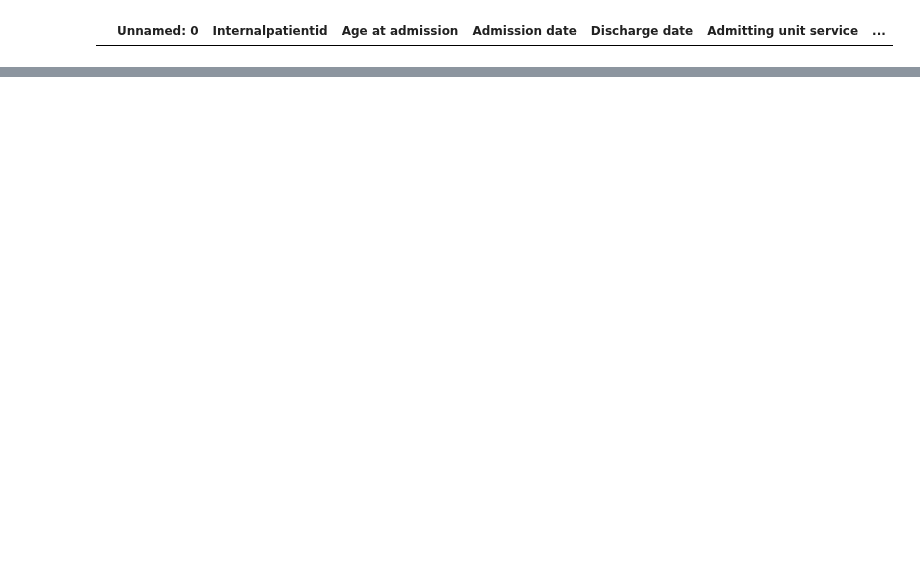
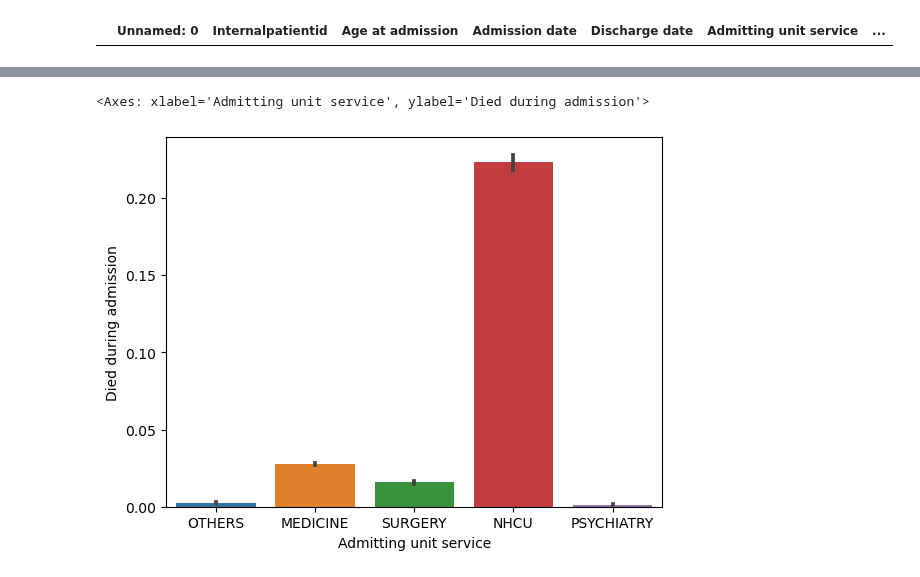
Before and after one commit to SpassMed-Projects/FDA, a Jupyter notebook: src/data/Inpatient_admission_EDA.ipynb, the cells around one changed output, grey strips where cells are left out. Drawn from its saved outputs; the diff is of its cells as text; code cells hidden in the pictures; blank space fills up the shorter version.

```diff
--- a/src/data/Inpatient_admission_EDA.ipynb
+++ b/src/data/Inpatient_admission_EDA.ipynb
@@ -198,4 +168,0 @@ plt.pie(in_ad["Admitting unit service"].value_counts(), labels = in_ad["Admittin
-# %%
-# Combine groups with smaller counts into one category
-in_ad["Admitting unit service"] = in_ad["Admitting unit service"].replace({'REHAB MEDICINE':'MEDICINE', 'INTERMEDIATE MED':'MEDICINE',
-                                        '(Censored)':'OTHERS', 'Not specified (no value)':'OTHERS', 'Not specified':'OTHERS', 'NON-COUNT':'OTHERS'})
@@ -244,0 +187,5 @@ in_ad[in_ad["Serviceconnectedflag"].isnull()]
+# %%
+sns.barplot(x = 'Admitting unit service', y = 'Died during admission', data=in_ad)
+# %% [output]
+<Axes: xlabel='Admitting unit service', ylabel='Died during admission'>
+[figure, added]
```
Also changed, not shown: parts of 51 cells of this notebook.
